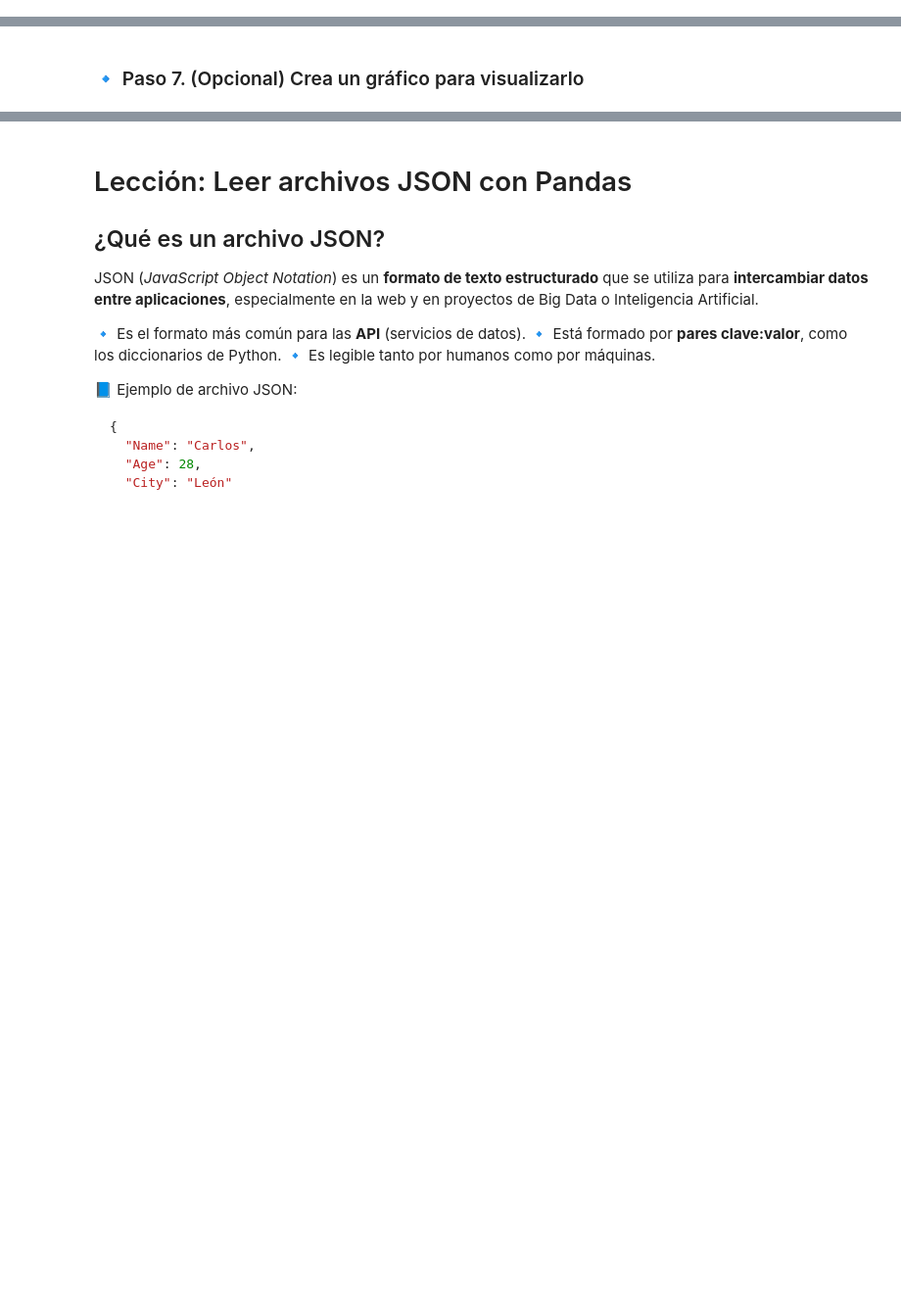
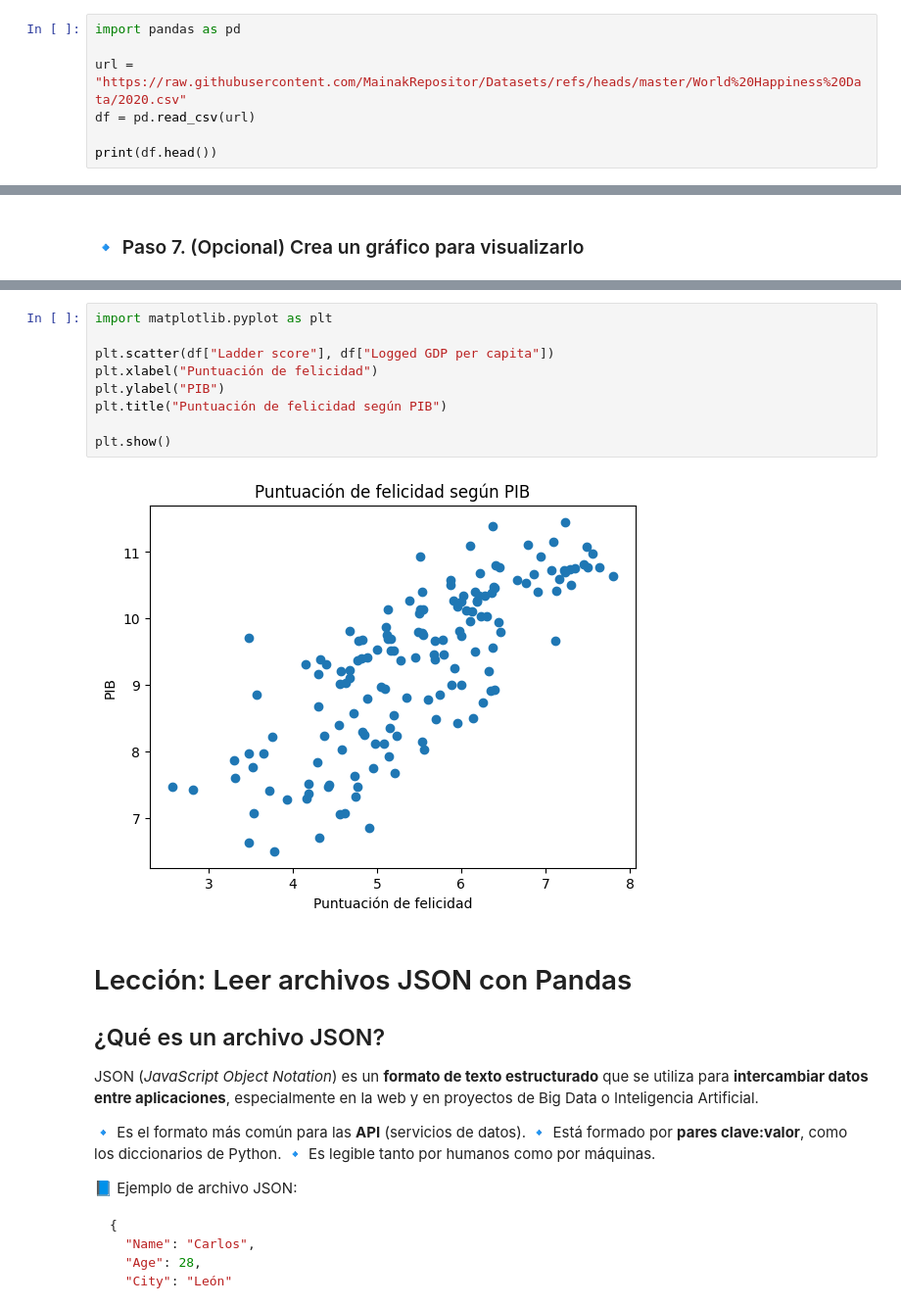
Before and after one commit to Ciclo-Especializacion-IA-y-BigData/actividad-numpy-y-pandas-KevinSilvares, a Jupyter notebook: Tutorial_Pandas.ipynb, the cells around one changed output, grey strips where cells are left out. Shown at 98% size. Cells and saved outputs as stored; diff of their text form; blank space fills up the shorter version.

Commit message:
Avance en ejercicios con pandas

```diff
--- a/Tutorial_Pandas.ipynb
+++ b/Tutorial_Pandas.ipynb
@@ -964,3 +966,10 @@ Aplicar las funciones de Pandas para **leer, explorar y analizar datos reales de
 ## 🪜 **Pasos guiados**
 
 ### 🔹 Paso 1. Cargar el CSV desde Internet
+# %%
+import pandas as pd
+
+url = "https://raw.githubusercontent.com/MainakRepositor/Datasets/refs/heads/master/World%20Happiness%20Data/2020.csv"
+df = pd.read_csv(url)
+
+print(df.head())
@@ -1005,3 +1141,14 @@ KeyError: 'Logged GDP per capita'
+# %%
+import matplotlib.pyplot as plt
+
+plt.scatter(df["Ladder score"], df["Logged GDP per capita"])
+plt.xlabel("Puntuación de felicidad")
+plt.ylabel("PIB")
+plt.title("Puntuación de felicidad según PIB")
+
+plt.show()
+# %% [output]
+[figure, added]
 # %% [markdown]
 #  Lección: Leer archivos JSON con Pandas
 
```
Also changed, not shown: parts of 13 cells of this notebook.
